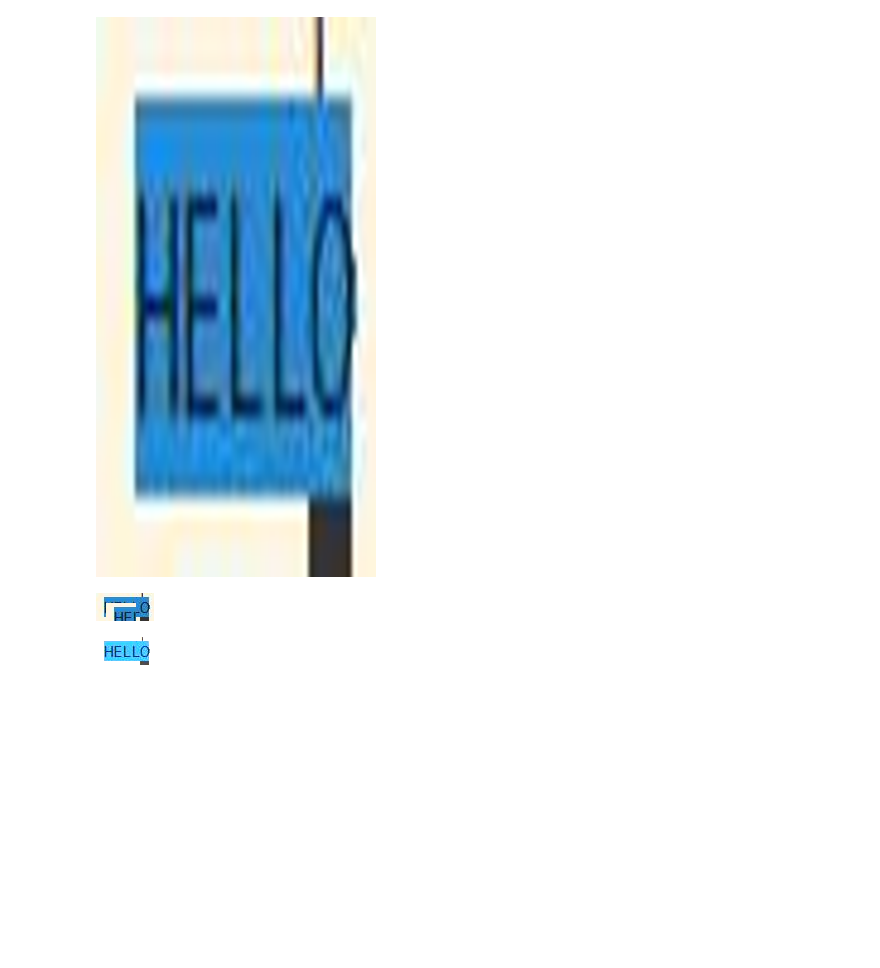
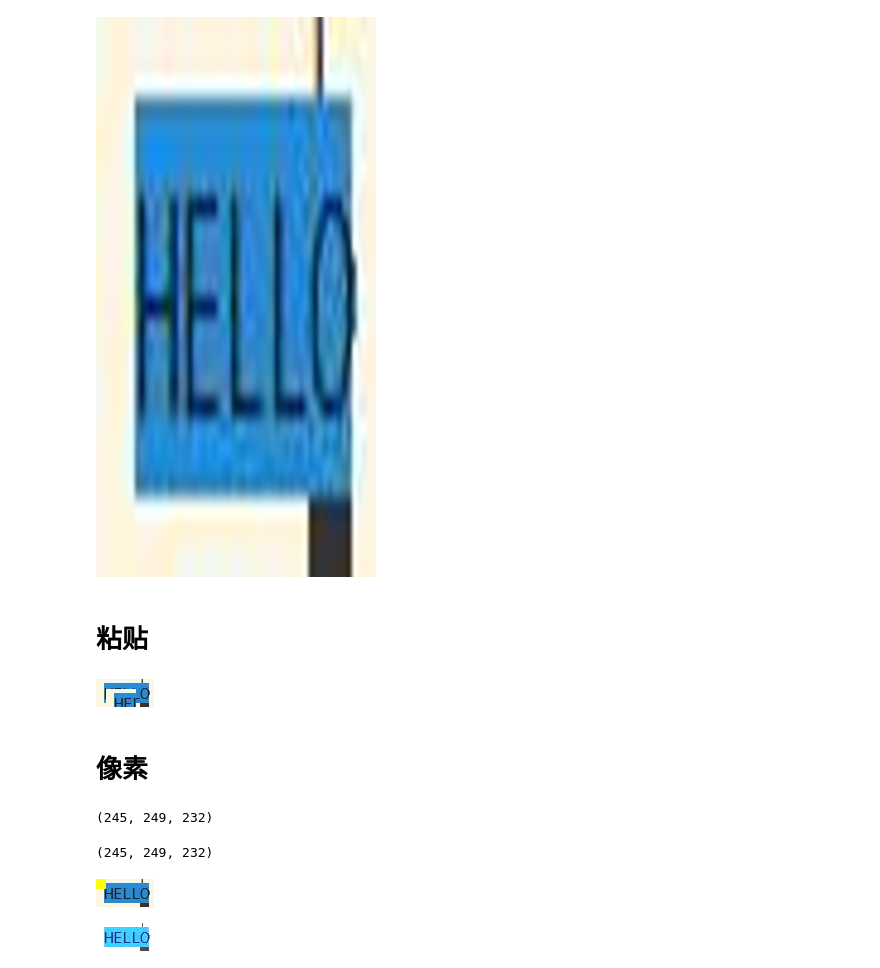
Before and after one commit to sword4869/learn_python, a Jupyter notebook: 图像/PIL.ipynb, the cells around one changed output. Saved outputs shown, nothing was run; the diff lists cells and outputs as text; code cells hidden in the pictures; blank space fills up the shorter version.

```diff
--- a/图像/PIL.ipynb
+++ b/图像/PIL.ipynb
@@ -121,11 +121,31 @@ im = img.resize((300, 600))
 im
 # %% [output]
 [figure]
+# %% [markdown]
+# 粘贴
 # %%
 img.paste(img.crop(box), (10, 10))
 img
 # %% [output]
 [figure]
+# %% [markdown]
+# 像素
+# %%
+img.getpixel((1, 2))
+# %% [output]
+(245, 249, 232)
+# %%
+pixels = img.load()
+pixels[1,2]
+# %% [output]
+(245, 249, 232)
+# %%
+for i in range(10):
+    for j in range(10):
+        img.putpixel((i, j), (255, 255, 0))
+img
+# %% [output]
+[figure, added]
 # %%
 im = img.point(lambda i: i * 1.5) # 对每个像素值乘以 1.5
 im
```
Also changed, not shown: 6 other files.
